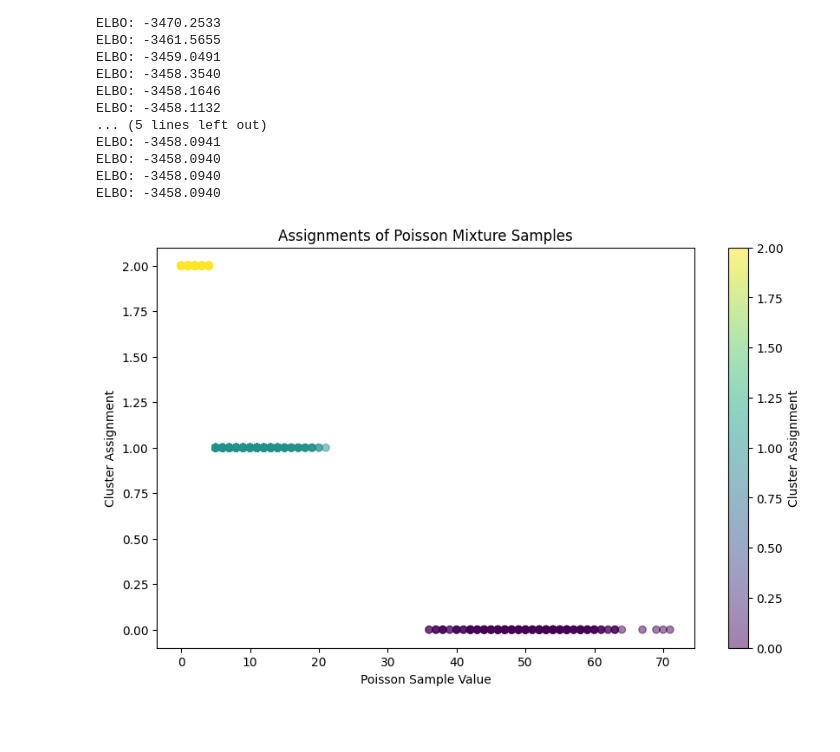
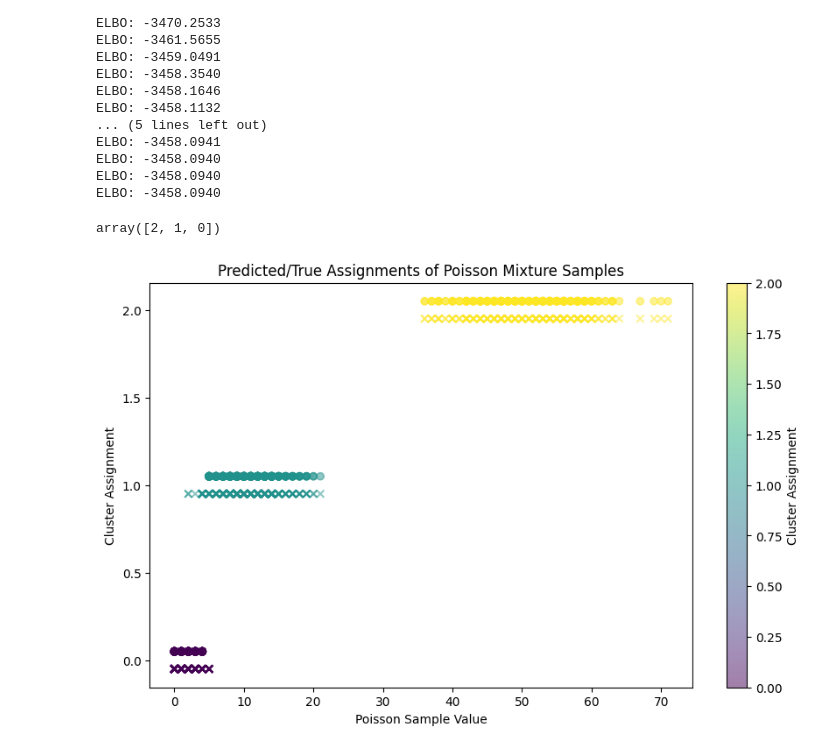
Before and after one commit to tomonari-masada/course2025-stats2, a Jupyter notebook: VB_for_poisson_mixture.ipynb, the cells around one changed output. Saved outputs shown, nothing was run; the diff lists cells and outputs as text; code cells hidden in the pictures; blank space fills up the shorter version.

```diff
--- a/VB_for_poisson_mixture.ipynb
+++ b/VB_for_poisson_mixture.ipynb
@@ -8,9 +8,9 @@ np.random.seed(42)  # For reproducibility
 # %%
 lambdas = np.array([2.0, 10.0, 50.0])  # Poisson parameters
 n_samples = 1000  # Number of samples to generate
-assignments = np.random.choice(np.arange(len(lambdas)), size=n_samples, p=[0.3, 0.5, 0.2])
+true_assignments = np.random.choice(np.arange(len(lambdas)), size=n_samples, p=[0.3, 0.5, 0.2])
 # Generate samples from the Poisson distribution
-poisson_samples = [poisson.rvs(lambdas[assignment]) for assignment in assignments]
+poisson_samples = [poisson.rvs(lambdas[assignment]) for assignment in true_assignments]
 poisson_samples = np.array(poisson_samples)
 # %%
 counts, bins = np.histogram(poisson_samples, bins=np.arange(0, 100, 1))
@@ -106,14 +106,22 @@ ELBO: -3458.0941
 ELBO: -3458.0940
 ELBO: -3458.0940
 ELBO: -3458.0940
+# %%
+predicted2true = np.arange(n_clusters)
+for i, poisson_mean in enumerate(shape / rate):
+    nearest_cluster = np.argmin(np.abs(poisson_mean - lambdas))
+    predicted2true[i] = nearest_cluster
+# %% [output]
+array([2, 1, 0])
 # %%
-assignments = np.argmax(assignment_proba, axis=1)
+predicted_assignments = predicted2true[np.argmax(assignment_proba, axis=1)]
 plt.figure(figsize=(10, 6))
-plt.scatter(poisson_samples, assignments, c=assignments, cmap='viridis', alpha=0.5)
-plt.title('Assignments of Poisson Mixture Samples')
+plt.scatter(poisson_samples, predicted_assignments + 0.05, c=predicted_assignments, cmap='viridis', marker='o', label='Predicted Assignments', alpha=0.5)
+plt.scatter(poisson_samples, true_assignments - 0.05, c=true_assignments, cmap='viridis', marker='x', label='True Assignments', alpha=0.5)
+plt.title('Predicted/True Assignments of Poisson Mixture Samples')
 plt.xlabel('Poisson Sample Value')
 plt.ylabel('Cluster Assignment')
 plt.colorbar(label='Cluster Assignment')
 plt.show()
 # %% [output]
-[figure, old version]
+[figure, new version]
```
